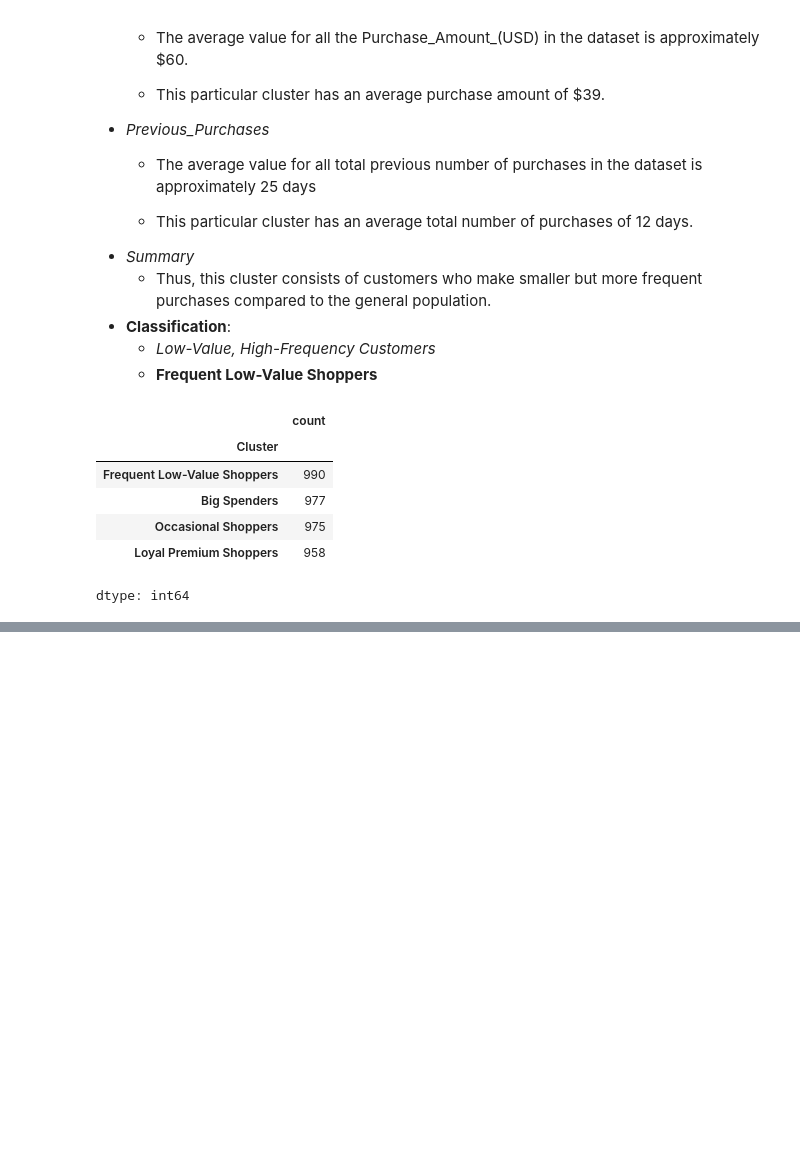
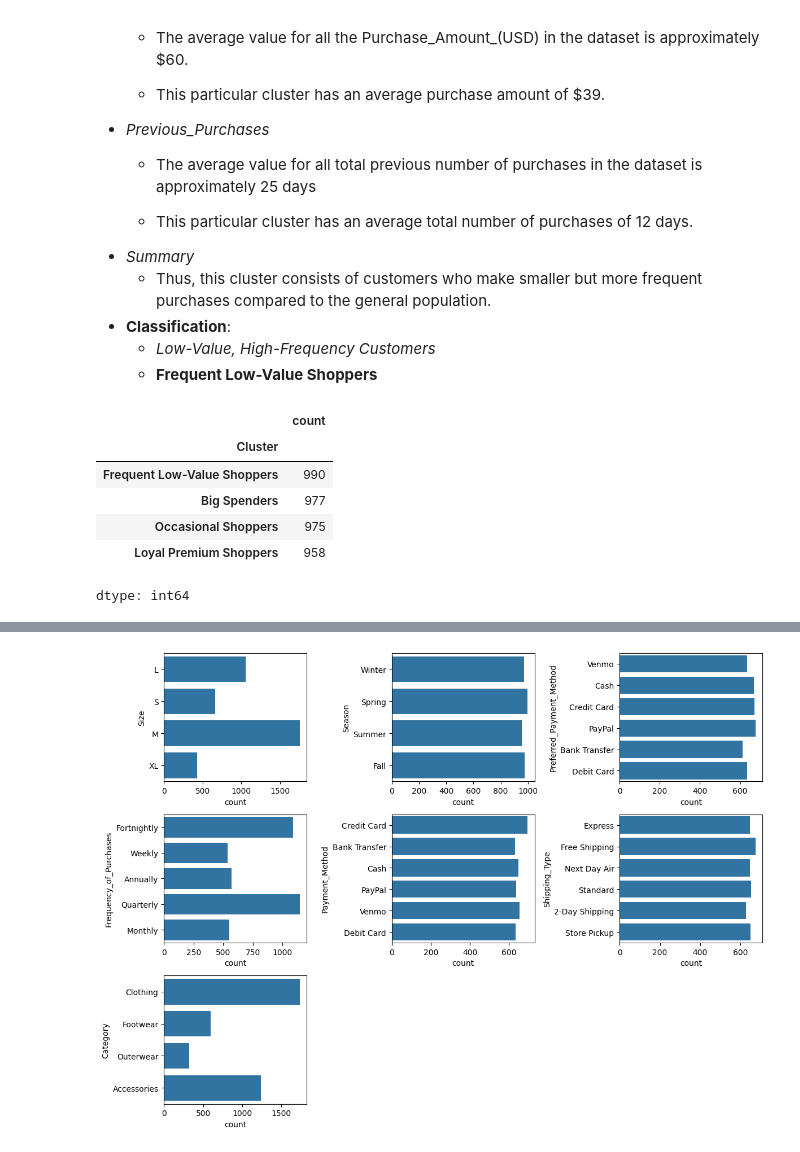
Before and after one commit to Just-Aymz/Customer-Shopping, a Jupyter notebook: Data_Preprocessing.ipynb, the cells around one changed output, grey strips where cells are left out. Cells and saved outputs as stored; diff of their text form; code cells hidden in the pictures; blank space fills up the shorter version.

```diff
--- a/Data_Preprocessing.ipynb
+++ b/Data_Preprocessing.ipynb
@@ -746,0 +751,3 @@ dtype: int64
+# %%
+new_category_df = df_6.select_dtypes(include='object')
+new_category_df.head()
@@ -746,0 +762,14 @@ dtype: int64
+# %%
+plt.figure(figsize=(12, 14))
+
+# List of columns to plot
+features = new_category_df.loc[:, cat_feat].columns.tolist()
+
+for i, col in enumerate(features):
+  plt.subplot(5, 3, i + 1)
+  sns.countplot(y=col, data=new_category_df.loc[:, cat_feat])
+
+plt.tight_layout()
+plt.show()
+# %% [output]
+[figure, added]
```
Also changed, not shown: parts of 6 cells of this notebook.
